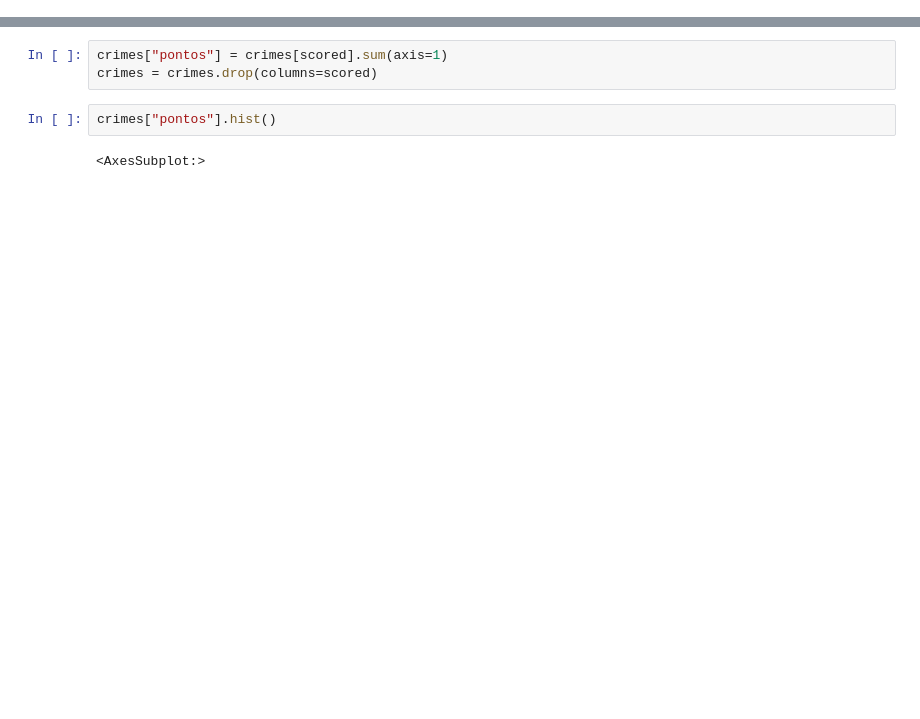
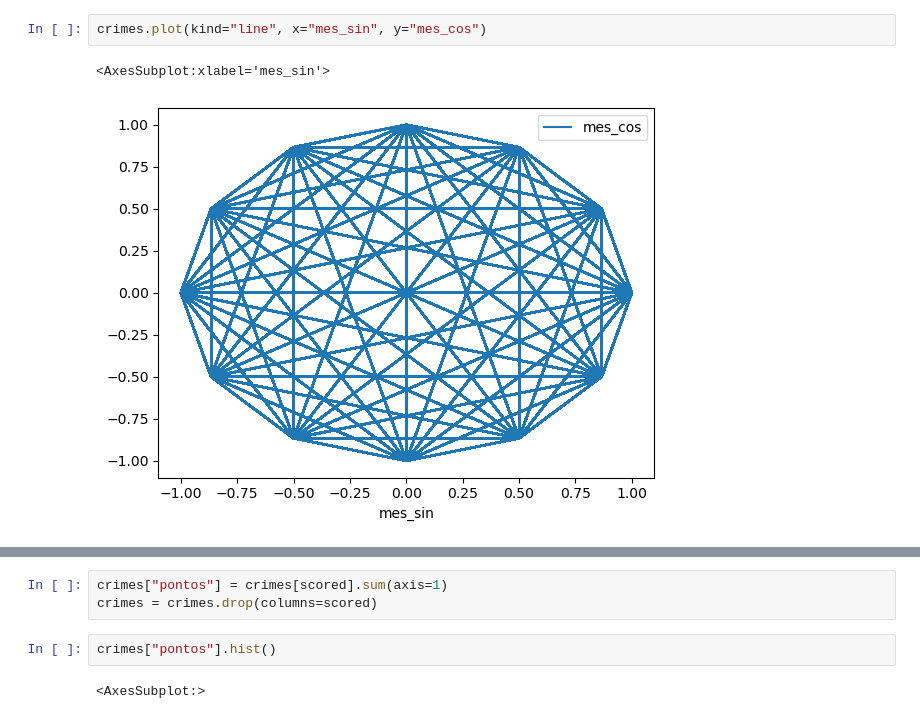
Before and after one commit to CriminiX/data-analysis, a Jupyter notebook: notebooks/scoring.ipynb, the cells around one changed output, grey strips where cells are left out. Saved outputs shown, nothing was run; the diff lists cells and outputs as text; blank space fills up the shorter version.

```diff
--- a/notebooks/scoring.ipynb
+++ b/notebooks/scoring.ipynb
@@ -24,3 +60,8 @@ crimes = df[["cidade", "bairro", "logradouro", "estacao", "hora", "mes", "dia",
+# %%
+crimes.plot(kind="line", x="mes_sin", y="mes_cos")
+# %% [output]
+<AxesSubplot:xlabel='mes_sin'>
+[figure, added]
 # %%
 crimes.head()
 # %% [output]
```
Also changed, not shown: parts of 14 cells of this notebook, 8 other files.
